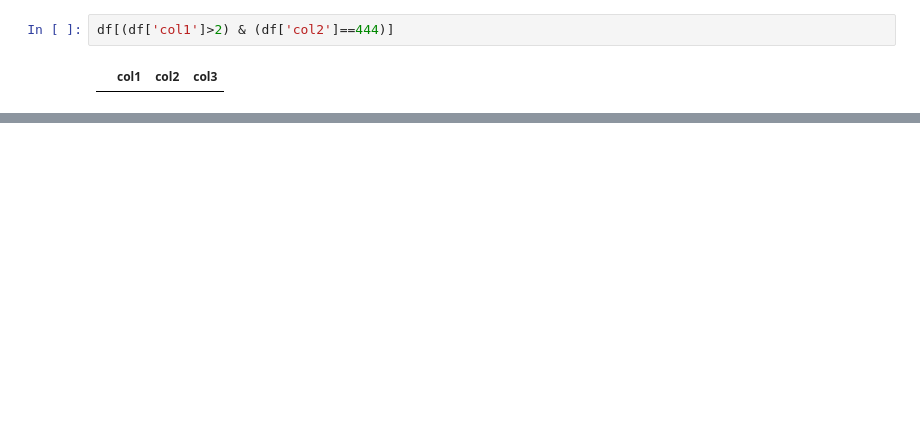
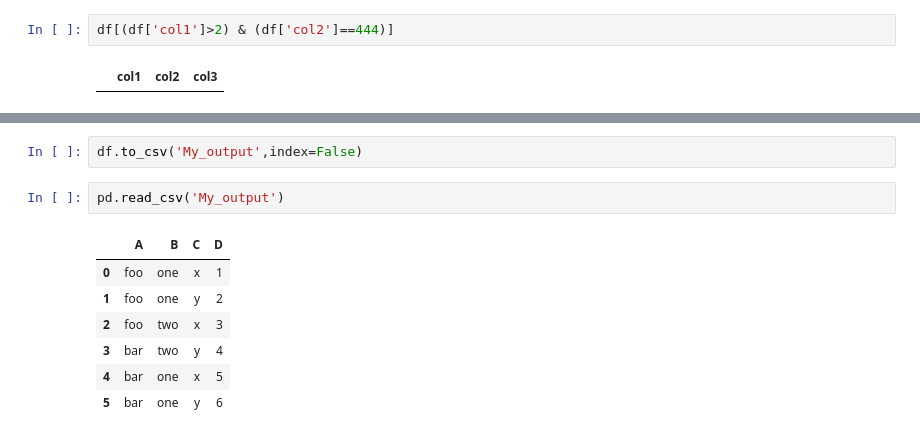
Before and after one commit to Anri-Lombard/machine-learningJP, a Jupyter notebook: 03-My Pandas Notes.ipynb, the cells around one changed output, grey strips where cells are left out. Saved outputs shown, nothing was run; the diff lists cells and outputs as text; blank space fills up the shorter version.

```diff
--- a/03-My Pandas Notes.ipynb
+++ b/03-My Pandas Notes.ipynb
@@ -685,0 +757,12 @@ df[(df['col1']>2) & (df['col2']==444)]
+# %%
+df.to_csv('My_output',index=False)
+# %%
+pd.read_csv('My_output')
+# %% [output]
+|  | A | B | C | D |
+| 0 | foo | one | x | 1 |
+| 1 | foo | one | y | 2 |
+| 2 | foo | two | x | 3 |
+| 3 | bar | two | y | 4 |
+| 4 | bar | one | x | 5 |
+| 5 | bar | one | y | 6 |
```
Also changed, not shown: parts of 16 cells of this notebook.
